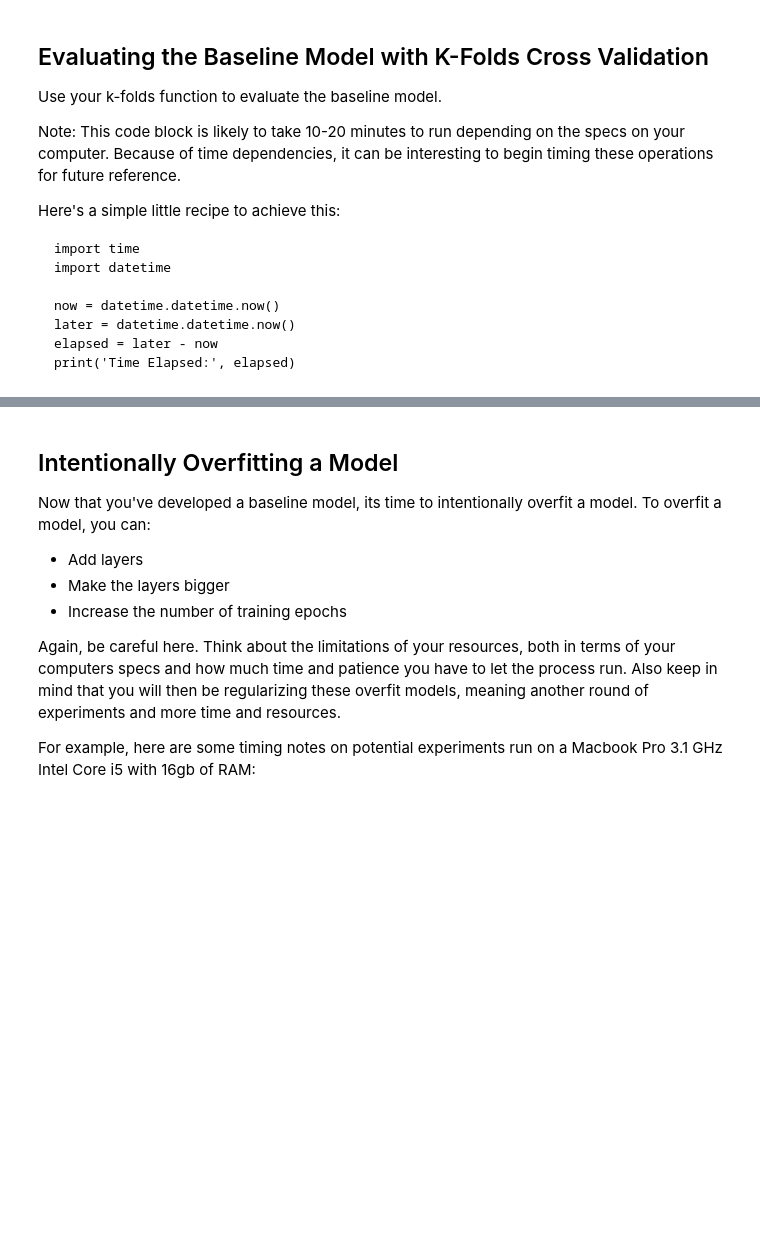
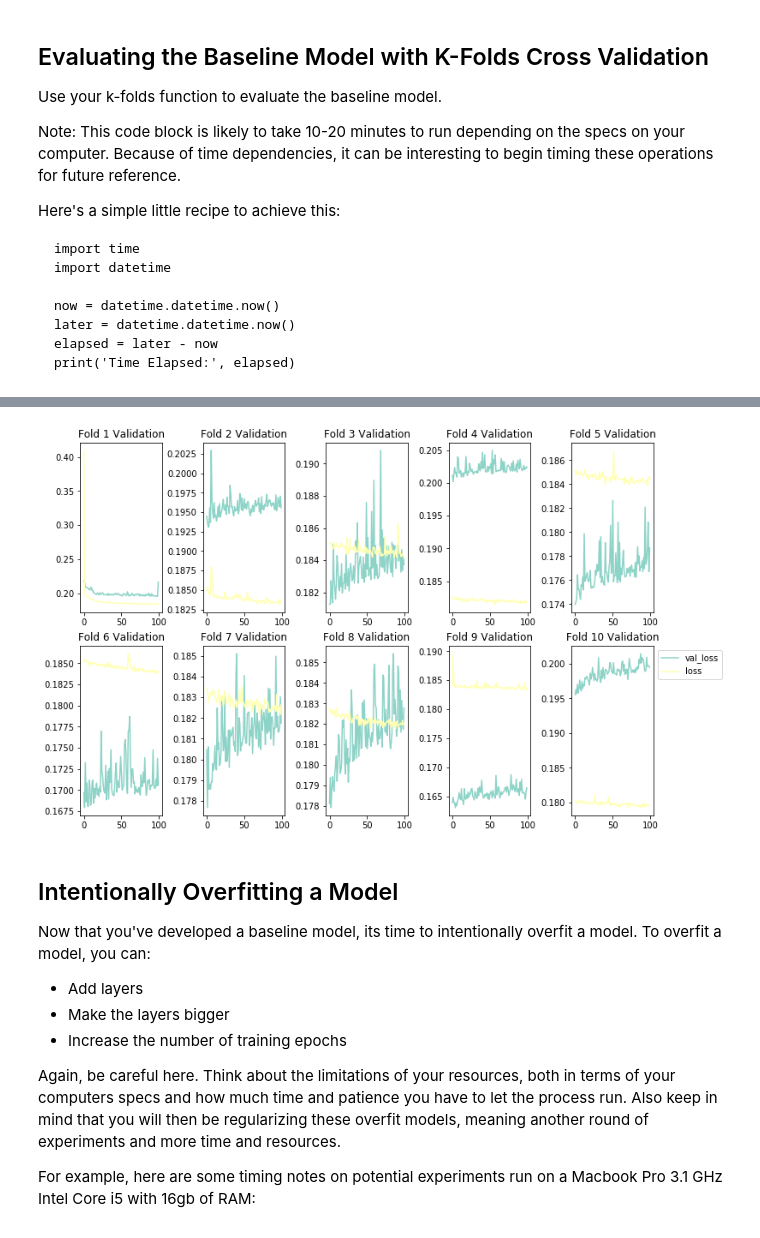
Before and after one commit to MissAle17/dsc-04-42-06-tuning-and-optimizing-neural-networks-lab-online-ds-sp-000, a Jupyter notebook: index.ipynb, the cells around one changed output, grey strips where cells are left out. Saved outputs shown, nothing was run; the diff lists cells and outputs as text; code cells hidden in the pictures; blank space fills up the shorter version.

````diff
--- a/index.ipynb
+++ b/index.ipynb
@@ -93,0 +76,7 @@ X.head()
+# %%
+cols = ['loan_amnt',  'funded_amnt_inv'  ,'installment', 'annual_inc']
+
+for col in cols:
+    X[col] = (X[col] - np.mean(X[col]))/np.std(X[col])
+#
+X.head()
@@ -94,6 +91,15 @@ X.head()
+# %%
+Y = (Y-np.mean(Y))/np.std(Y)
 # %% [markdown]
 ## Generating a Hold Out Test Set
 
 While we will be using K-fold cross validation to select an optimal model, we still want a final hold out test set that is completely independent of any modelling decisions. As such, pull out a sample of 10% of the total available data. For consistency of results, use random seed 123.
 # %%
 # Your code here; generate a hold out test set for final model evaluation. Use random seed 123.
+#Code provided; defining training and validation sets
+
+np.random.seed(123)
+X_train, X_test, y_train, y_test = train_test_split(X, Y, test_size=0.1, random_state=123)
+
+print(X_train.shape, X_test.shape, y_train.shape, y_test.shape)
+X_train.head()
@@ -118,3 +174,13 @@ Build an initial sequential model with 2 hidden relu layers. The first should ha
+# %%
+#Your code here; define and compile an initial model as described
+from keras.layers import Dense
+
+np.random.seed(123)
+model = Sequential()
+model.add(Dense(7, input_dim=23, kernel_initializer='normal', activation='relu'))
+model.add(Dense(10, activation='relu'))
+model.add(Dense(1, kernel_initializer='normal', activation = 'linear'))
+model.compile(optimizer="sgd" ,loss='mse',metrics=['mse'])
 # %% [markdown]
 ## Evaluating the Baseline Model with K-Folds Cross Validation
 
@@ -135,3 +201,14 @@ print('Time Elapsed:', elapsed)
 ```
 # %%
 #Your code here; use your k-folds function to evaluate the baseline model.
+import time
+import datetime
+
+now = datetime.datetime.now()
+
+k_folds(X_train, y_train, model)
+
+later = datetime.datetime.now()
+elapsed = later - now
+print('Time Elapsed:', elapsed)
+# %% [output]
@@ -138,3 +228,4 @@ print('Time Elapsed:', elapsed)
+[figure, added]
 # %% [markdown]
 ## Intentionally Overfitting a Model
 
````
Also changed, not shown: parts of 8 cells of this notebook.
